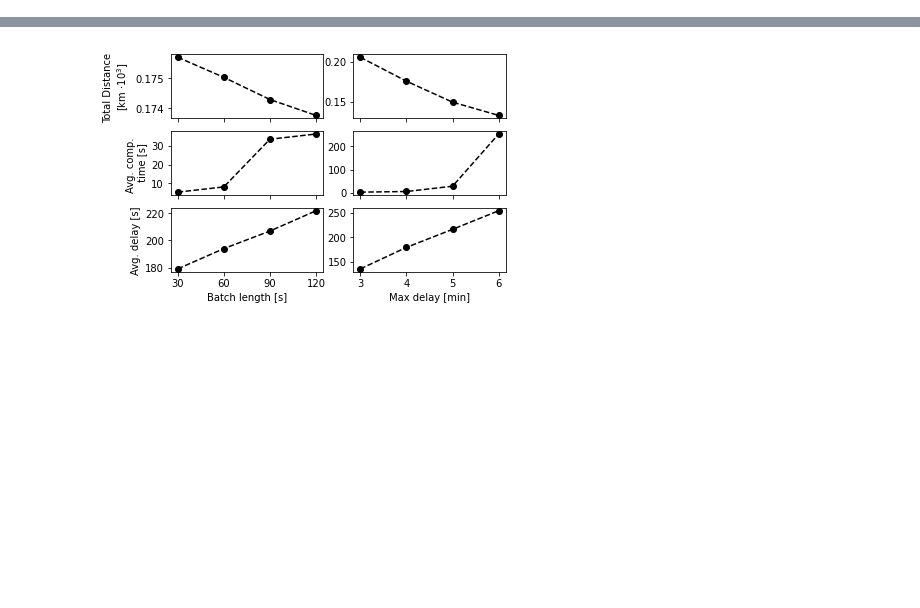
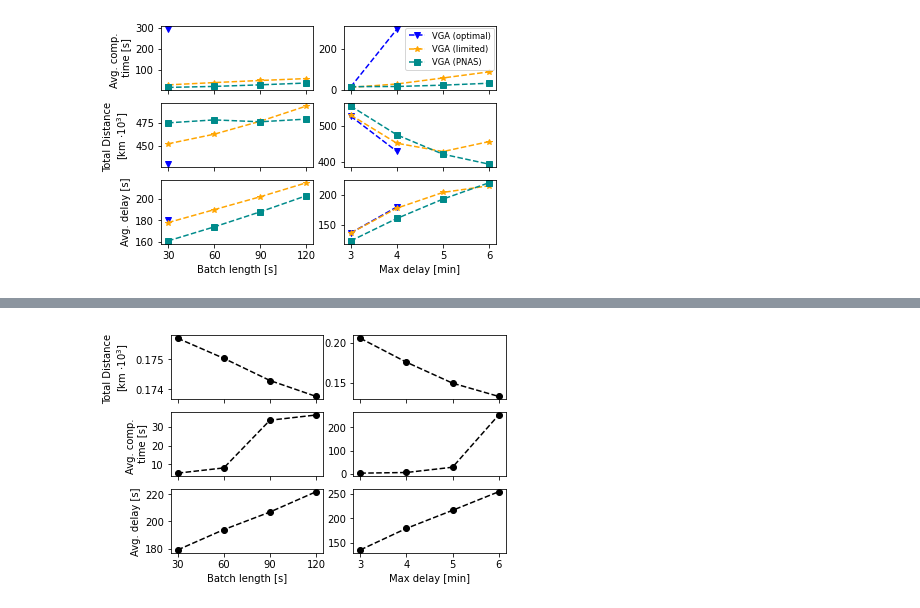
Before and after one commit to aicenter/simod, a Jupyter notebook: python/jupyter/Sensitivity Analysis.ipynb, the cells around one changed output, grey strips where cells are left out. Cells and saved outputs as stored; diff of their text form; code cells hidden in the pictures; blank space fills up the shorter version.

Commit message:
Python: notebook updated, Python scripts updated to support the Manhatan experiment, marker added to script enum structure

```diff
--- a/python/jupyter/Sensitivity Analysis.ipynb
+++ b/python/jupyter/Sensitivity Analysis.ipynb
@@ -90,11 +112,3 @@ def plot_ax(xvalues, data: List[float], axis):
 # %%
 x_values_delay = [3, 4, 5, 6]
 x_values_batch = [30, 60, 90, 120]
-# %%
-fig, axes = plt.subplots(3, 2, sharex='col')
-axes[0][0].set_ylabel("Total Distance \n" r"[km $\cdot 10^3$]")
-axes[1][0].set_ylabel("Avg. comp. \n time [s]")
-axes[2][0].set_ylabel("Avg. delay [s]")
-axes[2][0].set_xlabel(r"Batch length [s]")
-axes[2][0].set_xticks(x_values_batch)
-axes[2][1].set_xlabel(r"Max delay [min]")
@@ -103,0 +133,2 @@ Text(0.5, 0, 'Max delay [min]')
+# %%
+speed_data, tt_data, delay_data = load_experiments(peak_experiments)
@@ -103,0 +155,37 @@ Text(0.5, 0, 'Max delay [min]')
+# %%
+def plot_ax(xvalues, data: List[float], axis, experiment: common.Experiment):
+    axis.plot(xvalues, data, marker=experiment.marker, linestyle='dashed', color=experiment.color, label=experiment.label)
+# %%
+def plot_sensitivity_analysis(experiments: Dict[str, List[List[str]]], speed_data, tt_data, delay_data):
+    fig, axes = plt.subplots(3, 2, sharex='col')
+    axes[0][0].set_ylabel("Avg. comp. \n time [s]")
+    axes[1][0].set_ylabel("Total Distance \n" r"[km $\cdot 10^3$]")
+    axes[2][0].set_ylabel("Avg. delay [s]")
+    axes[2][0].set_xlabel(r"Batch length [s]")
+    axes[2][0].set_xticks(x_values_batch)
+    axes[2][1].set_xlabel(r"Max delay [min]")
+
+    axis = 1
+    x_values = x_values_delay
+    to_index = 0
+    from_index = 0
+    for experiment_set in experiments.values():
+        for method, experiment in zip(experiment_set, islice(common.Experiment, 3, 6)):
+            to_index += len(method)
+
+            plot_ax(x_values[:len(method)], tt_data[from_index:to_index], axes[0][axis], experiment)
+            plot_ax(x_values[:len(method)], speed_data[from_index:to_index], axes[1][axis], experiment)
+            plot_ax(x_values[:len(method)], delay_data[from_index:to_index], axes[2][axis], experiment)
+
+            from_index = to_index
+
+
+        axis = 0
+        x_values = x_values_batch
+
+    axes[0][1].legend(loc=1, fontsize='small', borderaxespad=0.2)
+    plt.savefig(config.images.sensitivity_analysis, bbox_inches='tight', transparent=True, pad_inches=0.0, dpi=fig.dpi)
+# %%
+plot_sensitivity_analysis(peak_experiments, speed_data, tt_data, delay_data)
+# %% [output]
+[figure, added]
```
Also changed, not shown: parts of 19 cells of this notebook, 9 other files.
